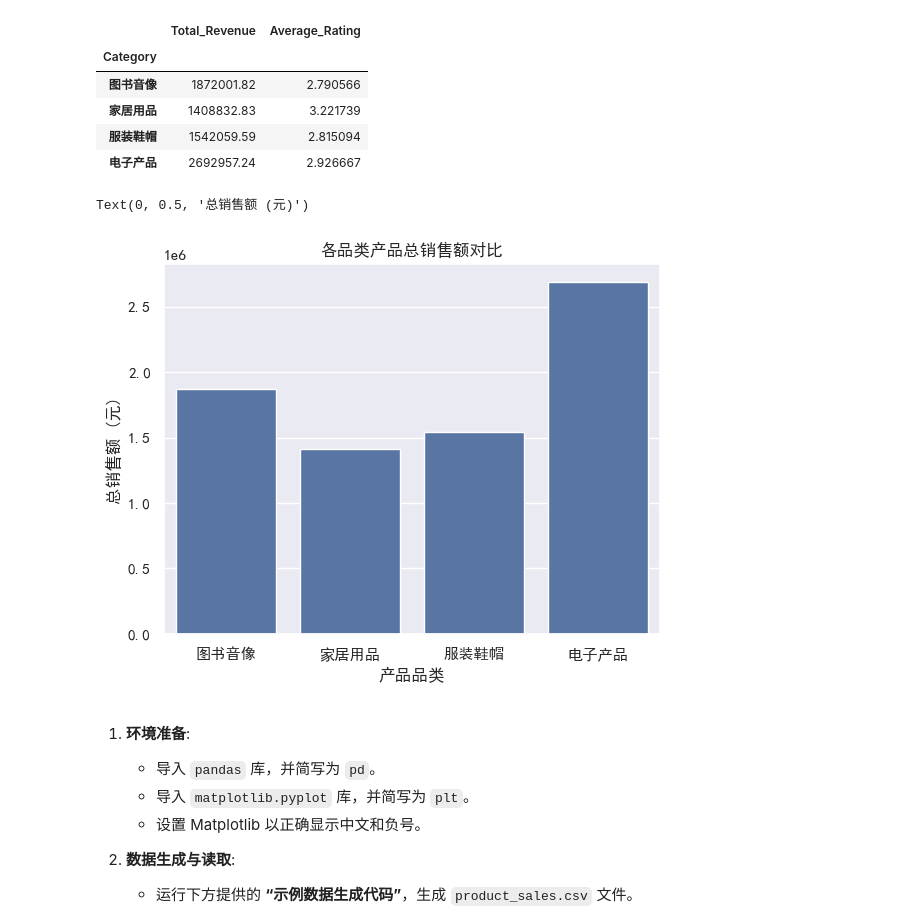
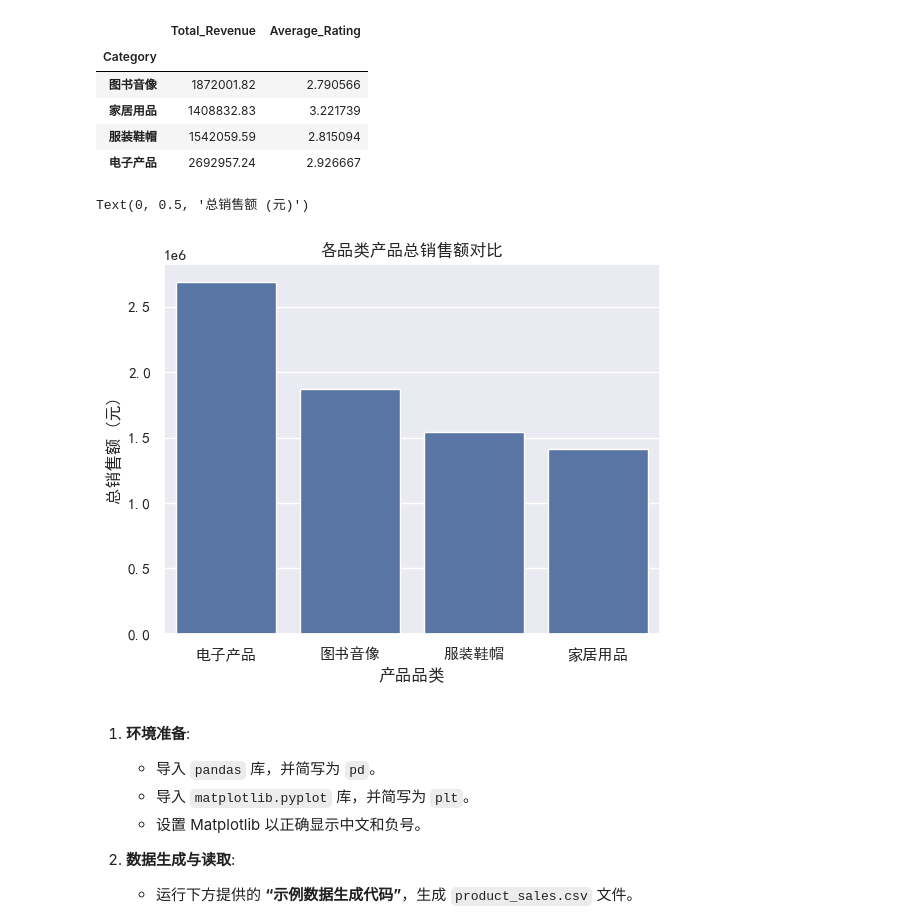
Before and after one commit to yt-x/ds_learn, a Jupyter notebook: practice/practice2.ipynb, the cells around one changed output. Saved outputs shown, nothing was run; the diff lists cells and outputs as text; code cells hidden in the pictures.

```diff
--- a/practice/practice2.ipynb
+++ b/practice/practice2.ipynb
@@ -635,14 +631,16 @@ category_summary.head()
 | 服装鞋帽 | 1542059.59 | 2.815094 |
 | 电子产品 | 2692957.24 | 2.926667 |
 # %%
+category_summary = category_summary.sort_values(by='Total_Revenue', ascending=False)
+
 sns.barplot(data=category_summary, x='Category', y='Total_Revenue')
 
 plt.title("各品类产品总销售额对比")
 plt.xlabel("产品品类")
 plt.ylabel("总销售额 (元)")
 # %% [output]
 Text(0, 0.5, '总销售额 (元)')
-[figure, old version]
+[figure, new version]
 # %% [markdown]
 1.  **环境准备**:
     *   导入 `pandas` 库，并简写为 `pd`。
```
Also changed, not shown: parts of 60 cells of this notebook, 18 other files.
